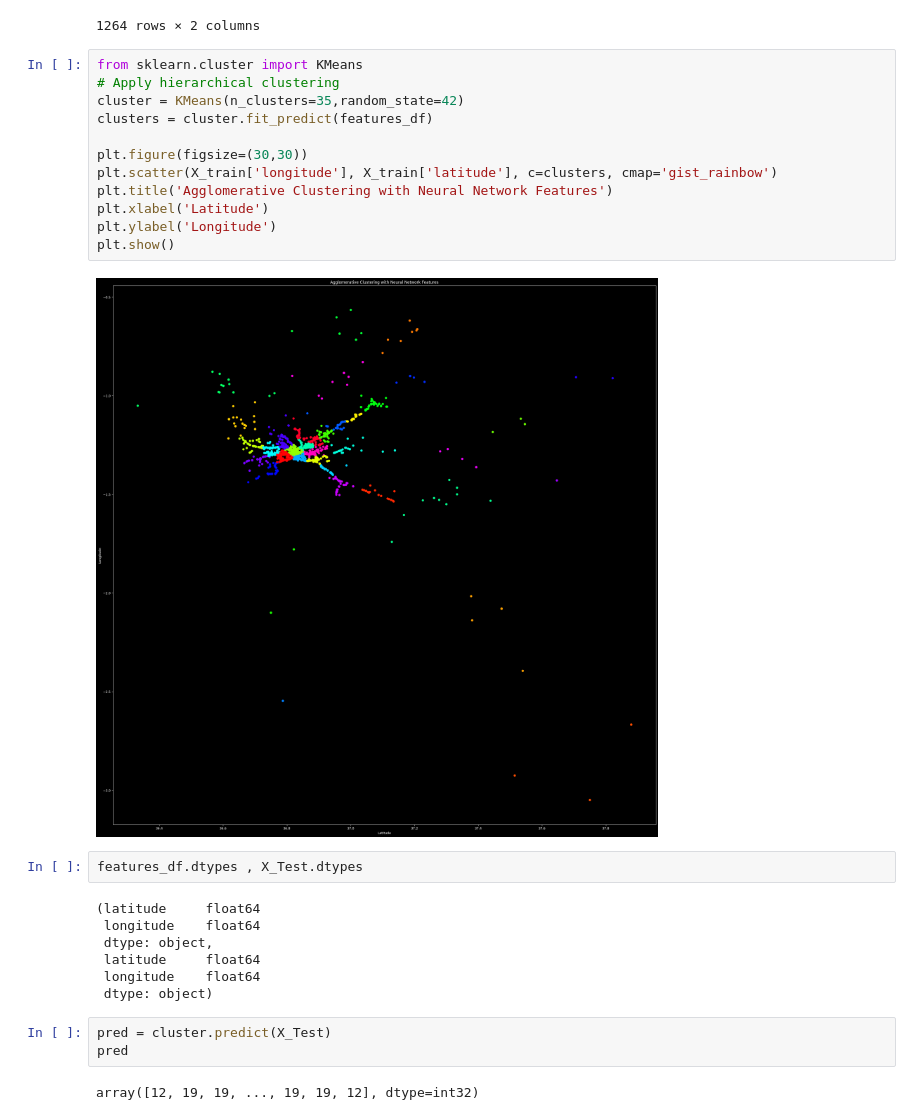
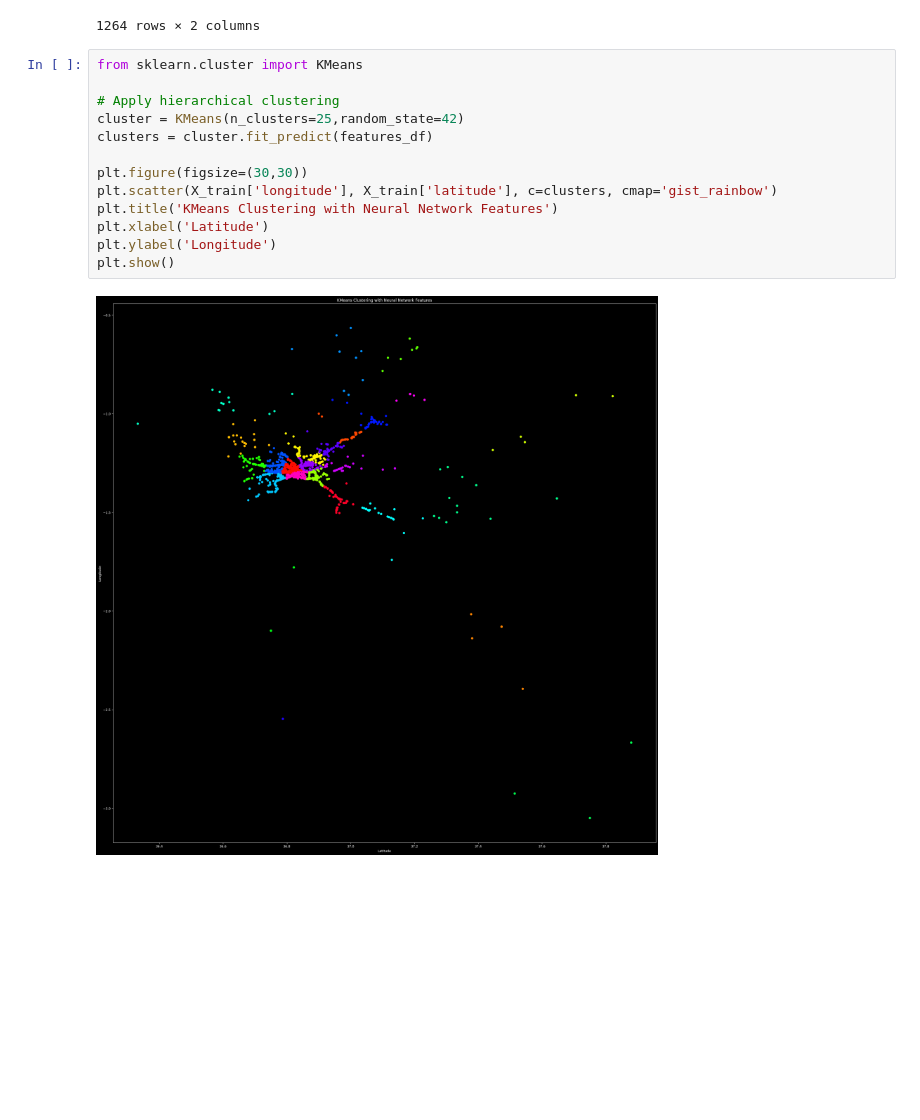
Before and after one commit to Roy-de/NaiRERS, a Jupyter notebook: nairers-ml/ambulance perambulation.ipynb, the cells around one changed output. Cells and saved outputs as stored; diff of their text form; blank space fills up the shorter version.

```diff
--- a/nairers-ml/ambulance perambulation.ipynb
+++ b/nairers-ml/ambulance perambulation.ipynb
@@ -235,29 +235,16 @@ X_Test
 1264 rows × 2 columns
 # %%
 from sklearn.cluster import KMeans
+
 # Apply hierarchical clustering
-cluster = KMeans(n_clusters=35,random_state=42)
+cluster = KMeans(n_clusters=25,random_state=42)
 clusters = cluster.fit_predict(features_df)
 
 plt.figure(figsize=(30,30))
 plt.scatter(X_train['longitude'], X_train['latitude'], c=clusters, cmap='gist_rainbow')
-plt.title('Agglomerative Clustering with Neural Network Features')
+plt.title('KMeans Clustering with Neural Network Features')
 plt.xlabel('Latitude')
 plt.ylabel('Longitude')
 plt.show()
 # %% [output]
-[figure, old version]
+[figure, new version]
-# %%
-features_df.dtypes , X_Test.dtypes
-# %% [output]
-(latitude     float64
- longitude    float64
- dtype: object,
- latitude     float64
- longitude    float64
- dtype: object)
-# %%
-pred = cluster.predict(X_Test)
-pred
-# %% [output]
-array([12, 19, 19, ..., 19, 19, 12], dtype=int32)
```
Also changed, not shown: parts of 12 cells of this notebook, 2 other files.
